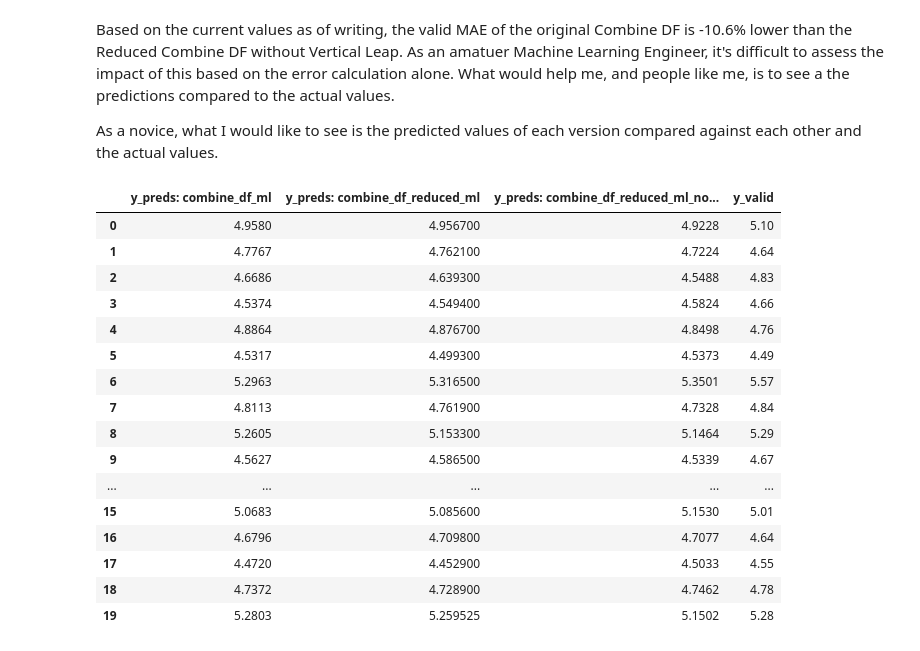
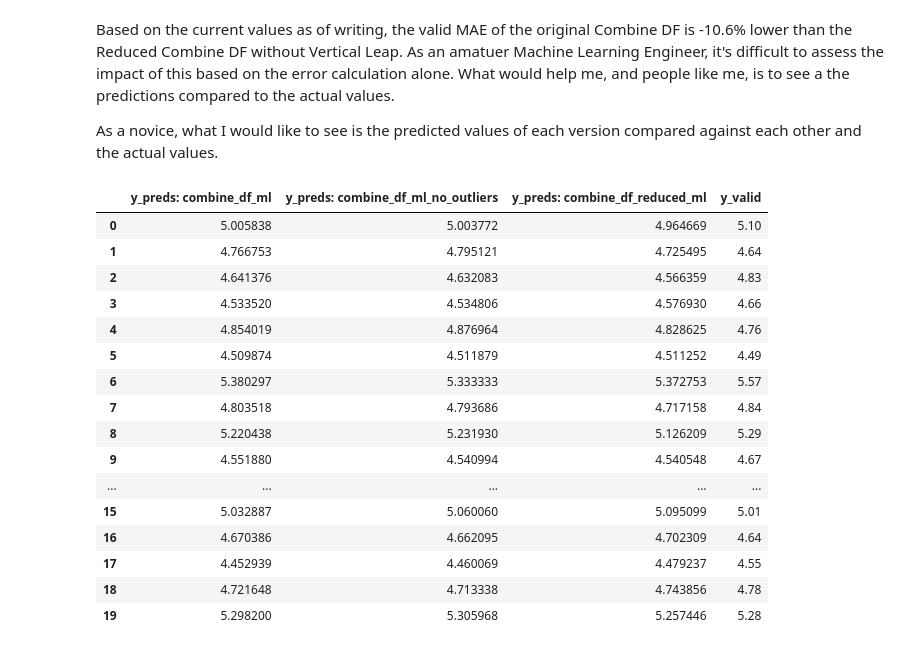
Before and after one commit to seancary62/NFL_Combine, a Jupyter notebook: NFL_Combine_Regression_ML.ipynb, the cells around one changed output. Saved outputs shown, nothing was run; the diff lists cells and outputs as text; code cells hidden in the pictures.

```diff
--- a/NFL_Combine_Regression_ML.ipynb
+++ b/NFL_Combine_Regression_ML.ipynb
@@ -187,0 +295,16 @@ Our MAE looks a lot higher for the valid dataset versus the dataset for training
+# %%
+# Try random forest again
+
+# Split data into training and validation
+
+df_val = combine_df_ml_no_outliers[combine_df_ml_no_outliers.Year > 2015]
+df_train = combine_df_ml_no_outliers[combine_df_ml_no_outliers.Year <= 2015]
+
+# Split data into X and y
+X_train, y_train = df_train.drop("40 Yard", axis=1), df_train['40 Yard']
+X_valid, y_valid = df_val.drop("40 Yard", axis=1), df_val['40 Yard']
+
+# Cutting down the max number of samples for each estimator can improve training time.
+model.fit(X_train, y_train)
+
+show_scores(model)
@@ -435,10 +523,10 @@ Name: 40 Yard, dtype: float64
 # %%
 # Create datasets with reduced columns
-combine_df_reduced_ml_no_vertical = combine_df_reduced_ml.drop(columns=['Vert Leap (in)'])
+combine_df_reduced_ml = combine_df_ml_no_outliers.drop(columns=['Name', 'College', 'POS', 'Vert Leap (in)','BMI','Vert Leap (in)','Shuttle'])
 
 # Create a list of all of the models to test
-dfs_to_test = [combine_df_ml, combine_df_reduced_ml, combine_df_reduced_ml_no_vertical]
-df_names = ["combine_df_ml", "combine_df_reduced_ml", "combine_df_reduced_ml_no_vertical"]
+dfs_to_test = [combine_df_ml, combine_df_ml_no_outliers, combine_df_reduced_ml]
+df_names = ["combine_df_ml", "combine_df_ml_no_outliers", "combine_df_reduced_ml"]
 
 df_dict = dict(zip(df_names, dfs_to_test))
 
@@ -458,23 +547,25 @@ combine_df_reduced_ml_no_vertical :
 #Cycle through our dfs and create a dataframe of the model scores
 
 df_scores = pd.DataFrame()
+
+combine_score_predictive_model = RandomForestRegressor(**rs_model.best_params_,random_state=42)
 
 for name, df in df_dict.items():
 
     df_temp = df.copy()
 
     # Split data into training and validation
-    df_val = df_temp[df_temp.Year > 2017]
-    df_train = df_temp[df_temp.Year <= 2017]
+    df_val = df_temp[df_temp.Year > 2015]
+    df_train = df_temp[df_temp.Year <= 2015]
 
     # Split data into X and y
     X_train, y_train = df_train.drop("40 Yard", axis=1), df_train['40 Yard']
     X_valid, y_valid = df_val.drop("40 Yard", axis=1), df_val['40 Yard']
 
-    model.fit(X_train, y_train)
+    combine_score_predictive_model.fit(X_train, y_train)
 
     # Create a dictionary from the scores
-    scores_dict = show_scores(model)
+    scores_dict = show_scores(combine_score_predictive_model)
 
     # Append name to dicitionary
     scores_dict['Version'] = name
@@ -503,53 +594,53 @@ df_preds = pd.DataFrame()
 
 for name, df in df_dict.items():
 
     df_temp = df.copy()
 
     # Split data into training and validation
     df_val = df_temp[df_temp.Year > 2015]
     df_train = df_temp[df_temp.Year <= 2015]
 
     # Split data into X and y
     X_train, y_train = df_train.drop("40 Yard", axis=1), df_train['40 Yard']
     X_valid, y_valid = df_val.drop("40 Yard", axis=1), df_val['40 Yard']
 
-    model.fit(X_train, y_train)
+    combine_score_predictive_model.fit(X_train, y_train)
 
     # Create a dictionary from the scores
-    y_pred = model.predict(X_valid)
+    y_pred = combine_score_predictive_model.predict(X_valid)
 
     # Append name to dicitionary
     name_predictions ="y_preds: " + name
 
-    df_preds[name_predictions] = y_pred
+    df_preds[name_predictions] = pd.Series(y_pred)
 
 
 # Add the actual values, should be the same after the loop
 df_valid = combine_df_ml[combine_df_ml.Year > 2015]
 y_valid = df_valid['40 Yard'].reset_index(drop=True)
 
 df_preds['y_valid'] = y_valid
 
 # Show the results:
 df_preds.head(20)
 # %% [output]
-|  | y_preds: combine_df_ml | y_preds: combine_df_reduced_ml | y_preds: combine_df_reduced_ml_no... | y_valid |
-| 0 | 4.9580 | 4.956700 | 4.9228 | 5.10 |
-| 1 | 4.7767 | 4.762100 | 4.7224 | 4.64 |
-| 2 | 4.6686 | 4.639300 | 4.5488 | 4.83 |
-| 3 | 4.5374 | 4.549400 | 4.5824 | 4.66 |
-| 4 | 4.8864 | 4.876700 | 4.8498 | 4.76 |
-| 5 | 4.5317 | 4.499300 | 4.5373 | 4.49 |
-| 6 | 5.2963 | 5.316500 | 5.3501 | 5.57 |
-| 7 | 4.8113 | 4.761900 | 4.7328 | 4.84 |
-| 8 | 5.2605 | 5.153300 | 5.1464 | 5.29 |
-| 9 | 4.5627 | 4.586500 | 4.5339 | 4.67 |
+|  | y_preds: combine_df_ml | y_preds: combine_df_ml_no_outliers | y_preds: combine_df_reduced_ml | y_valid |
+| 0 | 5.005838 | 5.003772 | 4.964669 | 5.10 |
+| 1 | 4.766753 | 4.795121 | 4.725495 | 4.64 |
+| 2 | 4.641376 | 4.632083 | 4.566359 | 4.83 |
+| 3 | 4.533520 | 4.534806 | 4.576930 | 4.66 |
+| 4 | 4.854019 | 4.876964 | 4.828625 | 4.76 |
+| 5 | 4.509874 | 4.511879 | 4.511252 | 4.49 |
+| 6 | 5.380297 | 5.333333 | 5.372753 | 5.57 |
+| 7 | 4.803518 | 4.793686 | 4.717158 | 4.84 |
+| 8 | 5.220438 | 5.231930 | 5.126209 | 5.29 |
+| 9 | 4.551880 | 4.540994 | 4.540548 | 4.67 |
 | ... | ... | ... | ... | ... |
-| 15 | 5.0683 | 5.085600 | 5.1530 | 5.01 |
-| 16 | 4.6796 | 4.709800 | 4.7077 | 4.64 |
-| 17 | 4.4720 | 4.452900 | 4.5033 | 4.55 |
-| 18 | 4.7372 | 4.728900 | 4.7462 | 4.78 |
-| 19 | 5.2803 | 5.259525 | 5.1502 | 5.28 |
+| 15 | 5.032887 | 5.060060 | 5.095099 | 5.01 |
+| 16 | 4.670386 | 4.662095 | 4.702309 | 4.64 |
+| 17 | 4.452939 | 4.460069 | 4.479237 | 4.55 |
+| 18 | 4.721648 | 4.713338 | 4.743856 | 4.78 |
+| 19 | 5.298200 | 5.305968 | 5.257446 | 5.28 |
 # %%
 # Split up the data for just the dataset
 
```
Also changed, not shown: parts of 58 cells of this notebook, 5 other files.
